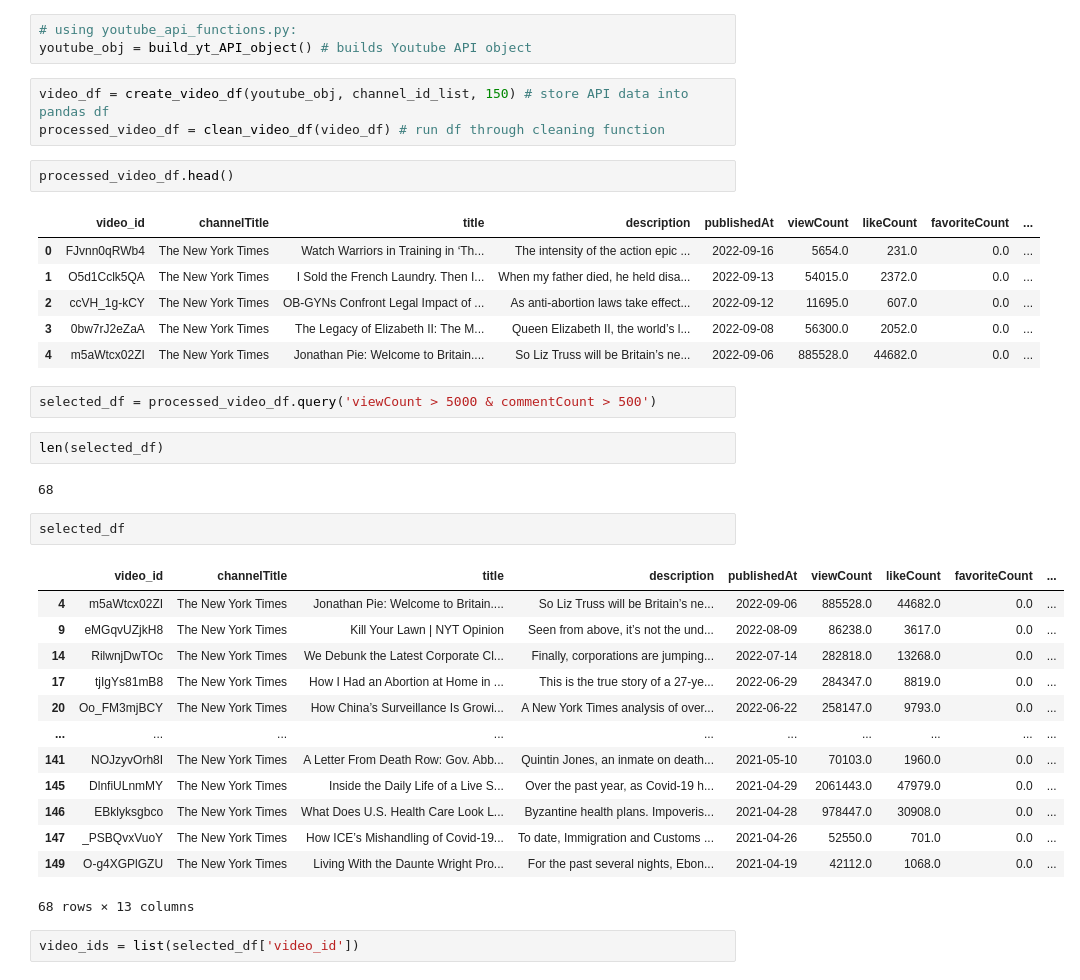
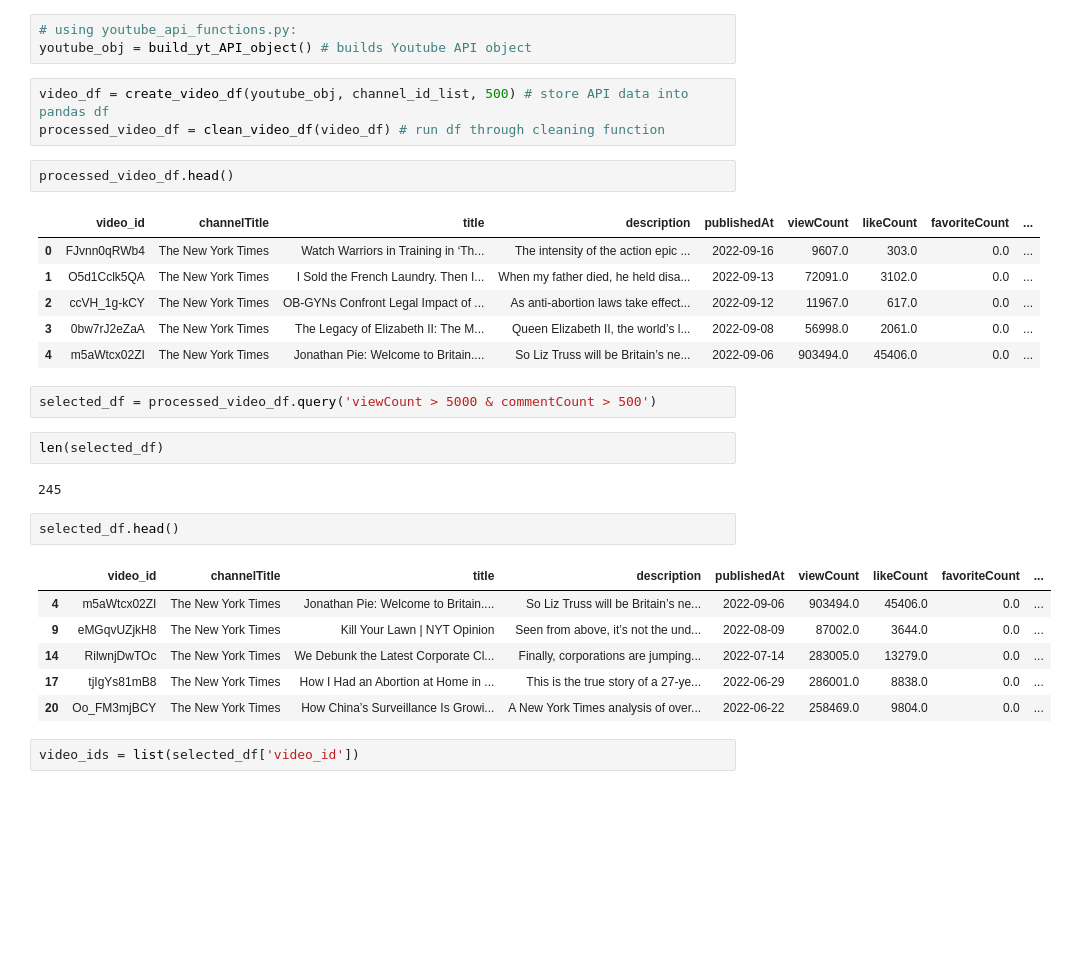
Before and after one commit to cjunwon/Youtube-Data-Analysis, a Jupyter notebook: main.ipynb, the cells around one changed output. Saved outputs shown, nothing was run; the diff lists cells and outputs as text; blank space fills up the shorter version.

```diff
--- a/main.ipynb
+++ b/main.ipynb
@@ -15,38 +15,31 @@ channel_id_list = ['UCqnbDFdCpuN8CMEg0VuEBqA'] #NYTimes
 # using youtube_api_functions.py:
 youtube_obj = build_yt_API_object() # builds Youtube API object
 # %%
-video_df = create_video_df(youtube_obj, channel_id_list, 150) # store API data into pandas df
+video_df = create_video_df(youtube_obj, channel_id_list, 500) # store API data into pandas df
 processed_video_df = clean_video_df(video_df) # run df through cleaning function
 # %%
 processed_video_df.head()
 # %% [output]
 |  | video_id | channelTitle | title | description | publishedAt | viewCount | likeCount | favoriteCount | ... |
-| 0 | FJvnn0qRWb4 | The New York Times | Watch Warriors in Training in ‘Th... | The intensity of the action epic ... | 2022-09-16 | 5654.0 | 231.0 | 0.0 | ... |
-| 1 | O5d1Cclk5QA | The New York Times | I Sold the French Laundry. Then I... | When my father died, he held disa... | 2022-09-13 | 54015.0 | 2372.0 | 0.0 | ... |
-| 2 | ccVH_1g-kCY | The New York Times | OB-GYNs Confront Legal Impact of ... | As anti-abortion laws take effect... | 2022-09-12 | 11695.0 | 607.0 | 0.0 | ... |
-| 3 | 0bw7rJ2eZaA | The New York Times | The Legacy of Elizabeth II: The M... | Queen Elizabeth II, the world’s l... | 2022-09-08 | 56300.0 | 2052.0 | 0.0 | ... |
-| 4 | m5aWtcx02ZI | The New York Times | Jonathan Pie: Welcome to Britain.... | So Liz Truss will be Britain’s ne... | 2022-09-06 | 885528.0 | 44682.0 | 0.0 | ... |
+| 0 | FJvnn0qRWb4 | The New York Times | Watch Warriors in Training in ‘Th... | The intensity of the action epic ... | 2022-09-16 | 9607.0 | 303.0 | 0.0 | ... |
+| 1 | O5d1Cclk5QA | The New York Times | I Sold the French Laundry. Then I... | When my father died, he held disa... | 2022-09-13 | 72091.0 | 3102.0 | 0.0 | ... |
+| 2 | ccVH_1g-kCY | The New York Times | OB-GYNs Confront Legal Impact of ... | As anti-abortion laws take effect... | 2022-09-12 | 11967.0 | 617.0 | 0.0 | ... |
+| 3 | 0bw7rJ2eZaA | The New York Times | The Legacy of Elizabeth II: The M... | Queen Elizabeth II, the world’s l... | 2022-09-08 | 56998.0 | 2061.0 | 0.0 | ... |
+| 4 | m5aWtcx02ZI | The New York Times | Jonathan Pie: Welcome to Britain.... | So Liz Truss will be Britain’s ne... | 2022-09-06 | 903494.0 | 45406.0 | 0.0 | ... |
 # %%
 selected_df = processed_video_df.query('viewCount > 5000 & commentCount > 500')
 # %%
 len(selected_df)
 # %% [output]
-68
+245
 # %%
-selected_df
+selected_df.head()
 # %% [output]
 |  | video_id | channelTitle | title | description | publishedAt | viewCount | likeCount | favoriteCount | ... |
-| 4 | m5aWtcx02ZI | The New York Times | Jonathan Pie: Welcome to Britain.... | So Liz Truss will be Britain’s ne... | 2022-09-06 | 885528.0 | 44682.0 | 0.0 | ... |
-| 9 | eMGqvUZjkH8 | The New York Times | Kill Your Lawn | NYT Opinion | Seen from above, it’s not the und... | 2022-08-09 | 86238.0 | 3617.0 | 0.0 | ... |
-| 14 | RilwnjDwTOc | The New York Times | We Debunk the Latest Corporate Cl... | Finally, corporations are jumping... | 2022-07-14 | 282818.0 | 13268.0 | 0.0 | ... |
-| 17 | tjIgYs81mB8 | The New York Times | How I Had an Abortion at Home in ... | This is the true story of a 27-ye... | 2022-06-29 | 284347.0 | 8819.0 | 0.0 | ... |
-| 20 | Oo_FM3mjBCY | The New York Times | How China’s Surveillance Is Growi... | A New York Times analysis of over... | 2022-06-22 | 258147.0 | 9793.0 | 0.0 | ... |
-| ... | ... | ... | ... | ... | ... | ... | ... | ... | ... |
-| 141 | NOJzyvOrh8I | The New York Times | A Letter From Death Row: Gov. Abb... | Quintin Jones, an inmate on death... | 2021-05-10 | 70103.0 | 1960.0 | 0.0 | ... |
-| 145 | DlnfiULnmMY | The New York Times | Inside the Daily Life of a Live S... | Over the past year, as Covid-19 h... | 2021-04-29 | 2061443.0 | 47979.0 | 0.0 | ... |
-| 146 | EBklyksgbco | The New York Times | What Does U.S. Health Care Look L... | Byzantine health plans. Impoveris... | 2021-04-28 | 978447.0 | 30908.0 | 0.0 | ... |
-| 147 | _PSBQvxVuoY | The New York Times | How ICE’s Mishandling of Covid-19... | To date, Immigration and Customs ... | 2021-04-26 | 52550.0 | 701.0 | 0.0 | ... |
-| 149 | O-g4XGPlGZU | The New York Times | Living With the Daunte Wright Pro... | For the past several nights, Ebon... | 2021-04-19 | 42112.0 | 1068.0 | 0.0 | ... |
+| 4 | m5aWtcx02ZI | The New York Times | Jonathan Pie: Welcome to Britain.... | So Liz Truss will be Britain’s ne... | 2022-09-06 | 903494.0 | 45406.0 | 0.0 | ... |
+| 9 | eMGqvUZjkH8 | The New York Times | Kill Your Lawn | NYT Opinion | Seen from above, it’s not the und... | 2022-08-09 | 87002.0 | 3644.0 | 0.0 | ... |
+| 14 | RilwnjDwTOc | The New York Times | We Debunk the Latest Corporate Cl... | Finally, corporations are jumping... | 2022-07-14 | 283005.0 | 13279.0 | 0.0 | ... |
+| 17 | tjIgYs81mB8 | The New York Times | How I Had an Abortion at Home in ... | This is the true story of a 27-ye... | 2022-06-29 | 286001.0 | 8838.0 | 0.0 | ... |
+| 20 | Oo_FM3mjBCY | The New York Times | How China’s Surveillance Is Growi... | A New York Times analysis of over... | 2022-06-22 | 258469.0 | 9804.0 | 0.0 | ... |
-68 rows × 13 columns
 # %%
 video_ids = list(selected_df['video_id'])
```
Also changed, not shown: parts of 9 cells of this notebook.
